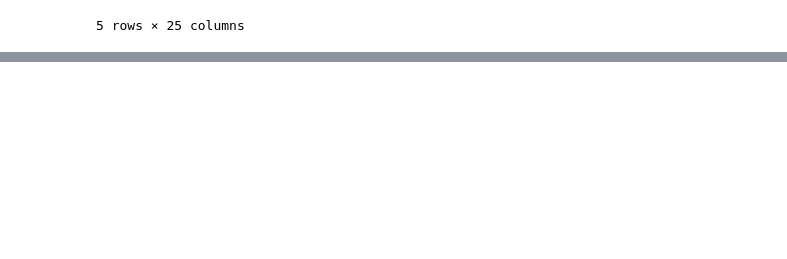
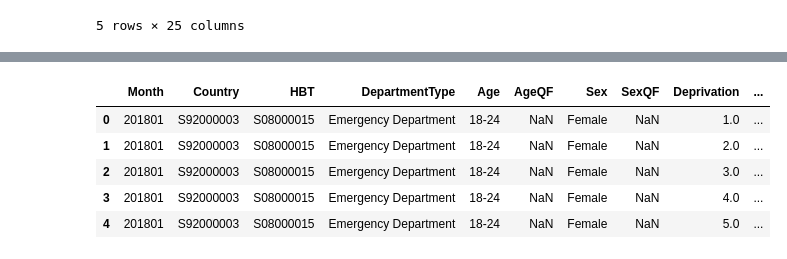
Before and after one commit to shivigupta0106/Public-Health-Scotland, a Jupyter notebook: Predictive Models.ipynb, the cells around one changed output, grey strips where cells are left out. Cells and saved outputs as stored; diff of their text form; code cells hidden in the pictures; blank space fills up the shorter version.

```diff
--- a/Predictive Models.ipynb
+++ b/Predictive Models.ipynb
@@ -69,3 +82,12 @@ df_hospital.head()
 | 2 | A105H | Kirklandside Hospital | Kirklandside | Kilmarnock | NaN | Ayrshire | NaN | ... |
 | 3 | A110H | Lady Margaret Hospital | College St | Millport | NaN | Isle of Cumbrae | NaN | ... |
 | 4 | A111H | University Hospital Crosshouse | Kilmarnock Road | Kilmarnock | NaN | Ayrshire | NaN | ... |
+# %%
+df_demographics.head()
+# %% [output]
+|  | Month | Country | HBT | DepartmentType | Age | AgeQF | Sex | SexQF | Deprivation | ... |
+| 0 | 201801 | S92000003 | S08000015 | Emergency Department | 18-24 | NaN | Female | NaN | 1.0 | ... |
+| 1 | 201801 | S92000003 | S08000015 | Emergency Department | 18-24 | NaN | Female | NaN | 2.0 | ... |
+| 2 | 201801 | S92000003 | S08000015 | Emergency Department | 18-24 | NaN | Female | NaN | 3.0 | ... |
+| 3 | 201801 | S92000003 | S08000015 | Emergency Department | 18-24 | NaN | Female | NaN | 4.0 | ... |
+| 4 | 201801 | S92000003 | S08000015 | Emergency Department | 18-24 | NaN | Female | NaN | 5.0 | ... |
```
Also changed, not shown: parts of 5 cells of this notebook.
